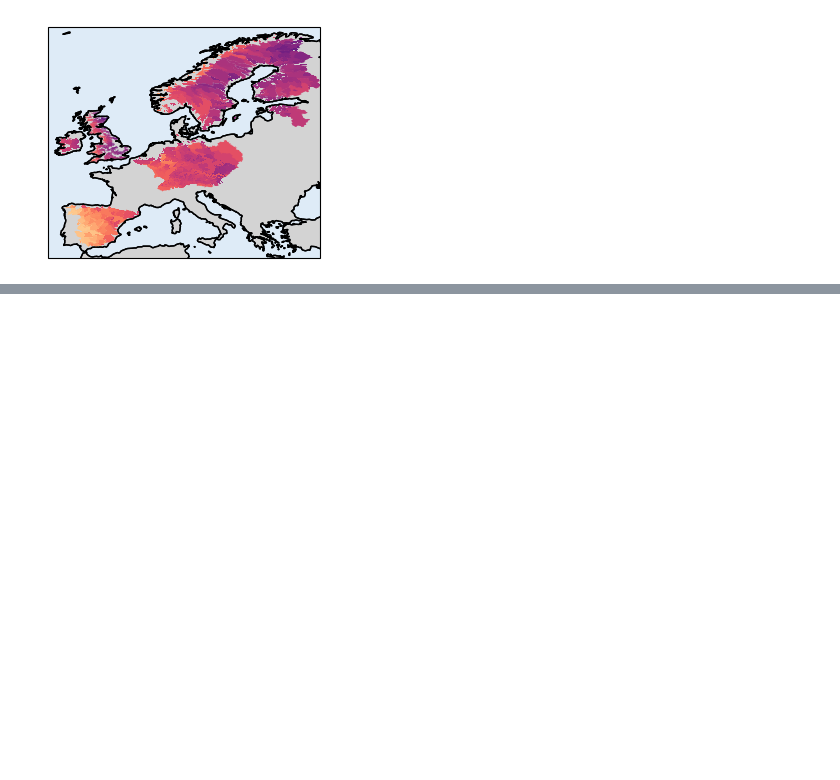
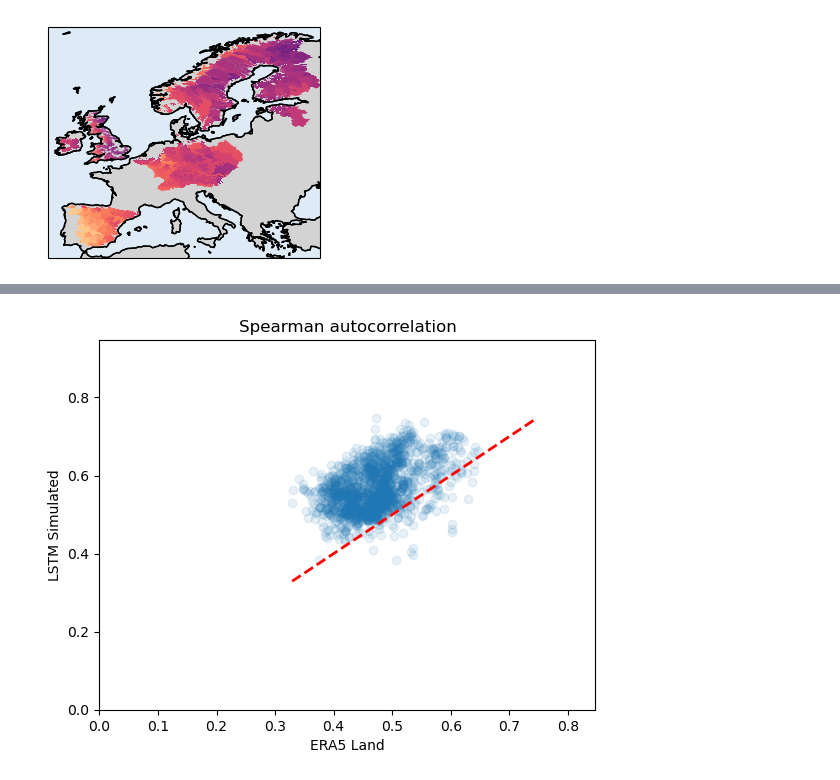
Before and after one commit to Ash-Manoj/lstm_backward, a Jupyter notebook: results/with_discharge/spatial_analysis.ipynb, the cells around one changed output, grey strips where cells are left out. Saved outputs shown, nothing was run; the diff lists cells and outputs as text; code cells hidden in the pictures; blank space fills up the shorter version.

```diff
--- a/results/with_discharge/spatial_analysis.ipynb
+++ b/results/with_discharge/spatial_analysis.ipynb
@@ -478,0 +404,22 @@ See the caveats in the documentation: https://pandas.pydata.org/pandas-docs/stab
+# %%
+# Plot the scatter plot with alpha for transparency
+plt.scatter(merged['era5_spearman_lag1'], merged['y_sim_spearman_lag1'], alpha=0.1)
+
+# Add labels and title
+plt.xlabel('ERA5 Land')
+plt.ylabel('LSTM Simulated')
+plt.title('Spearman autocorrelation')
+
+# Set axis limits (optional, adjust as needed)
+plt.xlim(0, merged['era5_spearman_lag1'].max() + .2)  # Adding a margin
+plt.ylim(0, merged['y_sim_spearman_lag1'].max() + .2)  # Adding a margin
+
+# Add a 1:1 reference line (y = x)
+min_val = min(merged[['era5_spearman_lag1', 'y_sim_spearman_lag1']].min())
+max_val = max(merged[['era5_spearman_lag1', 'y_sim_spearman_lag1']].max())
+plt.plot([min_val, max_val], [min_val, max_val], 'r--', lw=2)
+
+# Show the plot
+plt.show()
+# %% [output]
+[figure, added]
```
Also changed, not shown: parts of 17 cells of this notebook, 1 other file.
